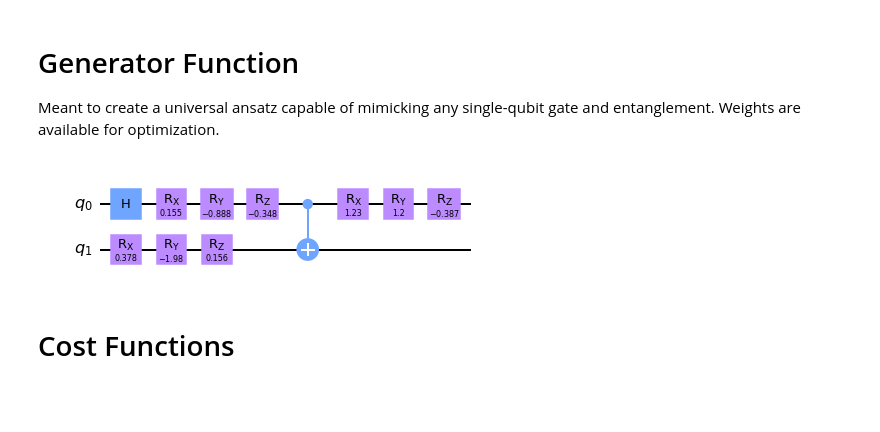
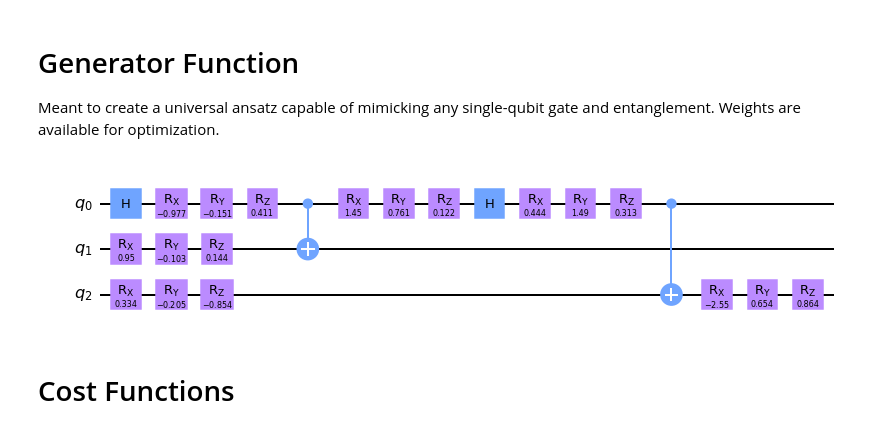
Before and after one commit to hillspen/qgan, a Jupyter notebook: Basic QGAN.ipynb, the cells around one changed output. Saved outputs shown, nothing was run; the diff lists cells and outputs as text; code cells hidden in the pictures; blank space fills up the shorter version.

```diff
--- a/Basic QGAN.ipynb
+++ b/Basic QGAN.ipynb
@@ -70,12 +70,15 @@ def generator(weights, circ):
     circ.rz(weights[8], 0)
     return circ
 # %%
-weights = np.random.normal(size=(9,))
-qc = QuantumCircuit(2)
-qc = generator(weights, qc)
+qc = QuantumCircuit(3)
+weights1 = np.random.normal(size=(9,))
+weights2 = np.random.normal(size=(9,))
+generator(weights1, qc)
+discriminator(weights2, qc)
+
 display(qc.draw('mpl'))
 # %% [output]
-[figure, old version]
+[figure, new version]
 # %% [markdown]
 # Cost Functions
 # %% [markdown]
```
Also changed, not shown: parts of 5 cells of this notebook.
